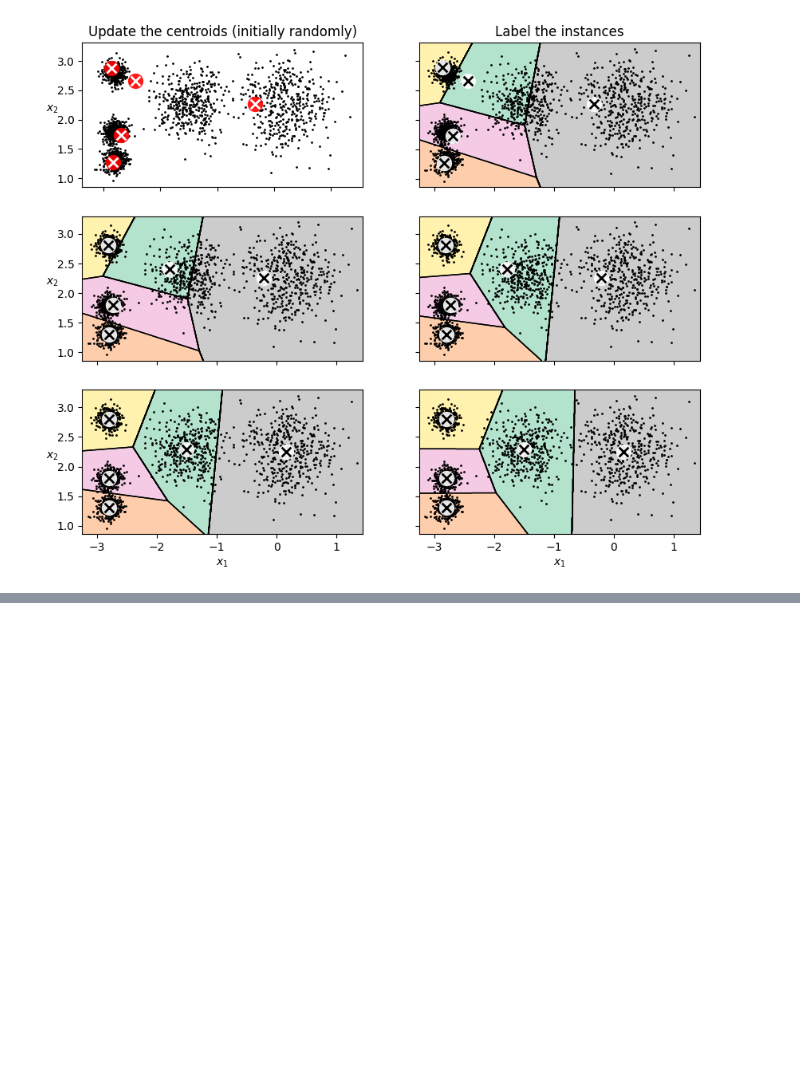
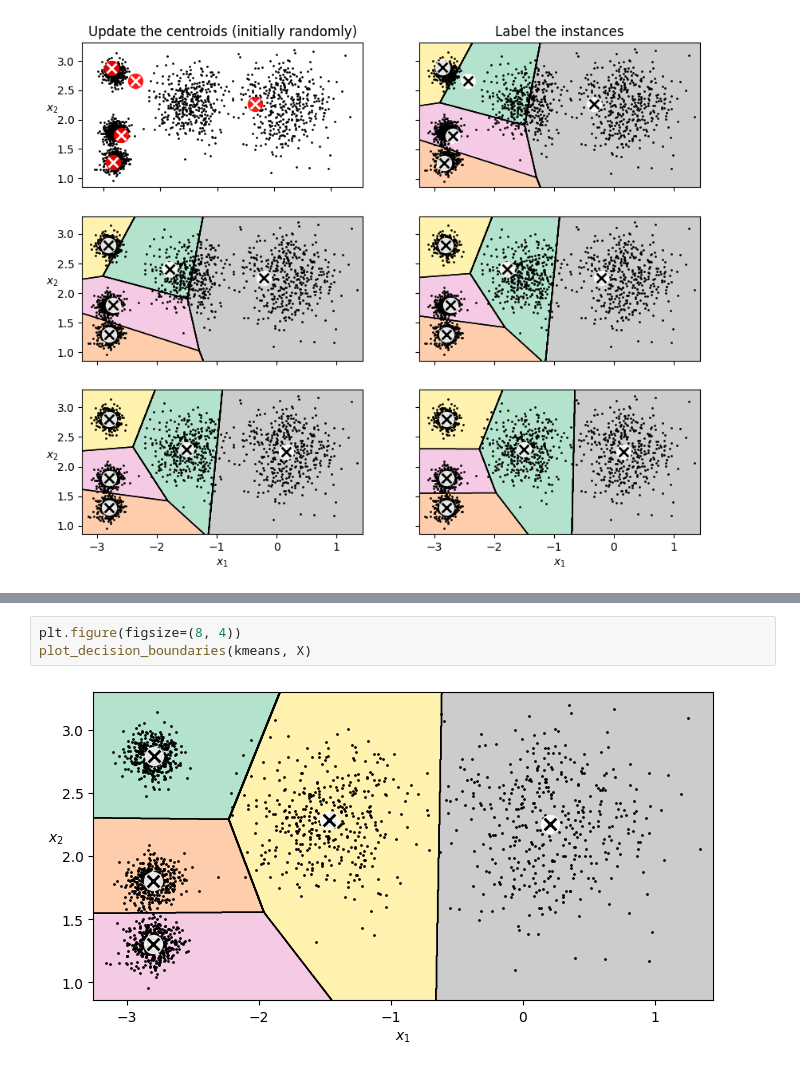
Before and after one commit to ArezooAalipanah/machine_learning3, a Jupyter notebook: HML_ch9.ipynb, the cells around one changed output, grey strips where cells are left out. Saved outputs shown, nothing was run; the diff lists cells and outputs as text; blank space fills up the shorter version.

```diff
--- a/HML_ch9.ipynb
+++ b/HML_ch9.ipynb
@@ -259,0 +308,5 @@ plot_decision_boundaries(kmeans_iter3, X, show_ylabels=False)
+# %%
+plt.figure(figsize=(8, 4))
+plot_decision_boundaries(kmeans, X)
+# %% [output]
+[figure, added]
```
Also changed, not shown: parts of 57 cells of this notebook.
